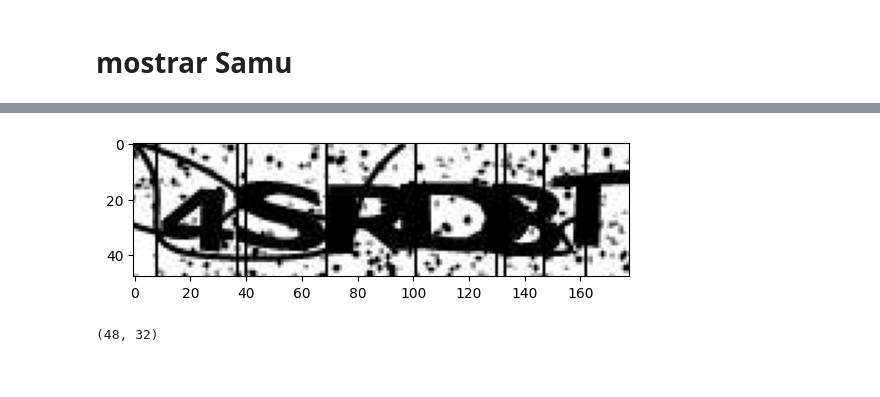
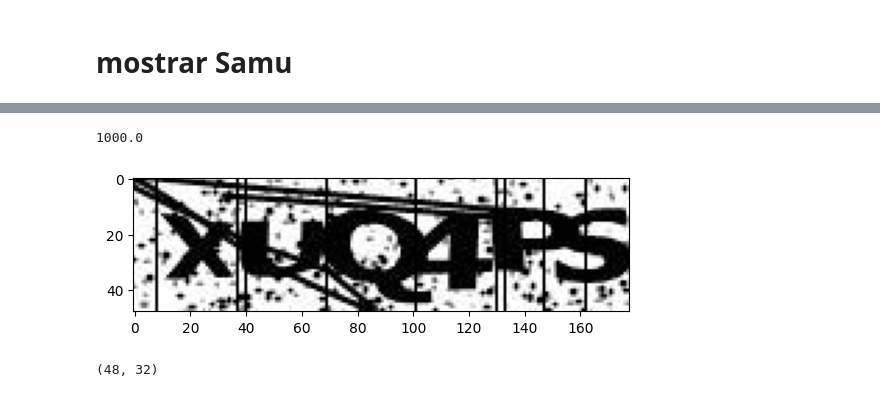
Before and after one commit to Samuel-Brisio/ufmg_icv_classificador, a Jupyter notebook: classificador_hog.ipynb, the cells around one changed output, grey strips where cells are left out. Cells and saved outputs as stored; diff of their text form; code cells hidden in the pictures.

```diff
--- a/classificador_hog.ipynb
+++ b/classificador_hog.ipynb
@@ -280,27 +301,31 @@ feat.shape
+# %%
+labels.size / 6
+# %% [output]
+1000.0
 # %%
-captcha = cv.imread('./CAPTCHA-10k/validacao/008008.jpg', cv.IMREAD_GRAYSCALE)
+captcha = cv.imread('./CAPTCHA-10k/validacao/008010.jpg', cv.IMREAD_GRAYSCALE)
 magnitude, angle = gradient(captcha)
 
 a = captcha[1:-1, 1:-1]
 a[:, 8] = 0
 a[:, 40] = 0
 
 a[:, 37] = 0
 a[:, 69] = 0
 a[:, 101] = 0
 a[:, 133] = 0
 
 a[:, 130] = 0
 a[:, 162] = 0
 
 a[:, 147] = 0
 
 
 
 plt.imshow(a, cmap='gray')
 plt.show()
 # %% [output]
-[figure, old version]
+[figure, new version]
 # %%
 
 
```
Also changed, not shown: parts of 3 cells of this notebook.
